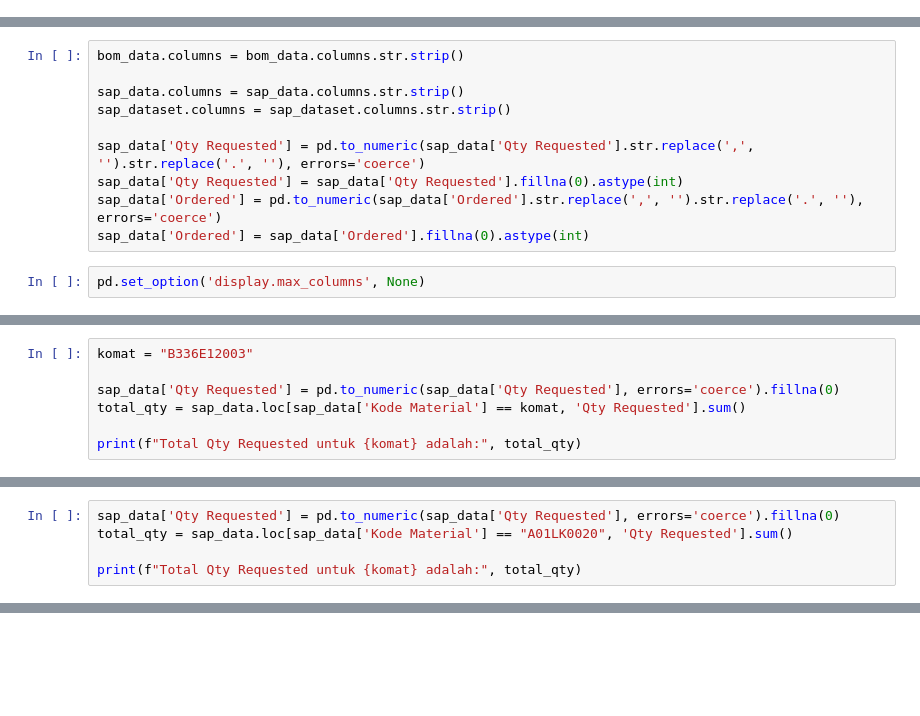
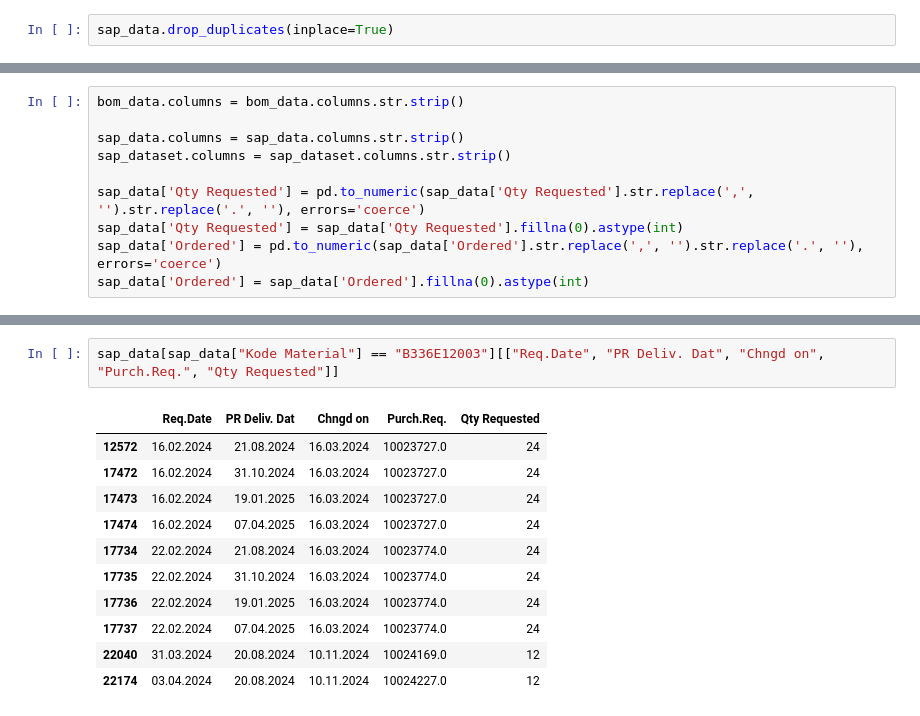
Before and after one commit to widura26/recap-automation, a Jupyter notebook: recap_automation.ipynb, the cells around one changed output, grey strips where cells are left out. Saved outputs shown, nothing was run; the diff lists cells and outputs as text; blank space fills up the shorter version.

Commit message:
refactor: change data processing algorithm for get visualization

```diff
--- a/recap_automation.ipynb
+++ b/recap_automation.ipynb
@@ -1031,0 +1046,2 @@ sap_dataset = pd.read_csv(sap_data_url, low_memory=False)
+# %%
+sap_data.drop_duplicates(inplace=True)
@@ -1039,5 +1057,3 @@ sap_data['Qty Requested'] = pd.to_numeric(sap_data['Qty Requested'].str.replace(
 sap_data['Qty Requested'] = sap_data['Qty Requested'].fillna(0).astype(int)
 sap_data['Ordered'] = pd.to_numeric(sap_data['Ordered'].str.replace(',', '').str.replace('.', ''), errors='coerce')
 sap_data['Ordered'] = sap_data['Ordered'].fillna(0).astype(int)
-# %%
-pd.set_option('display.max_columns', None)
@@ -1122,7 +1059,0 @@ len(sapdatabasedkomat)
-# %%
-komat = "B336E12003"
-
-sap_data['Qty Requested'] = pd.to_numeric(sap_data['Qty Requested'], errors='coerce').fillna(0)
-total_qty = sap_data.loc[sap_data['Kode Material'] == komat, 'Qty Requested'].sum()
-
-print(f"Total Qty Requested untuk {komat} adalah:", total_qty)
@@ -1209,5 +1059,0 @@ sap_dataset[sap_dataset["Kode Material"] == "A01LK0020"]
-# %%
-sap_data['Qty Requested'] = pd.to_numeric(sap_data['Qty Requested'], errors='coerce').fillna(0)
-total_qty = sap_data.loc[sap_data['Kode Material'] == "A01LK0020", 'Qty Requested'].sum()
-
-print(f"Total Qty Requested untuk {komat} adalah:", total_qty)
@@ -1219,0 +1180,14 @@ bom_data[(bom_data["Kode Material"]) & (bom_data["Stock Total"] > 0)]
+# %%
+sap_data[sap_data["Kode Material"] == "B336E12003"][["Req.Date", "PR Deliv. Dat", "Chngd on", "Purch.Req.", "Qty Requested"]]
+# %% [output]
+|  | Req.Date | PR Deliv. Dat | Chngd on | Purch.Req. | Qty Requested |
+| 12572 | 16.02.2024 | 21.08.2024 | 16.03.2024 | 10023727.0 | 24 |
+| 17472 | 16.02.2024 | 31.10.2024 | 16.03.2024 | 10023727.0 | 24 |
+| 17473 | 16.02.2024 | 19.01.2025 | 16.03.2024 | 10023727.0 | 24 |
+| 17474 | 16.02.2024 | 07.04.2025 | 16.03.2024 | 10023727.0 | 24 |
+| 17734 | 22.02.2024 | 21.08.2024 | 16.03.2024 | 10023774.0 | 24 |
+| 17735 | 22.02.2024 | 31.10.2024 | 16.03.2024 | 10023774.0 | 24 |
+| 17736 | 22.02.2024 | 19.01.2025 | 16.03.2024 | 10023774.0 | 24 |
+| 17737 | 22.02.2024 | 07.04.2025 | 16.03.2024 | 10023774.0 | 24 |
+| 22040 | 31.03.2024 | 20.08.2024 | 10.11.2024 | 10024169.0 | 12 |
+| 22174 | 03.04.2024 | 20.08.2024 | 10.11.2024 | 10024227.0 | 12 |
```
Also changed, not shown: parts of 46 cells of this notebook.
